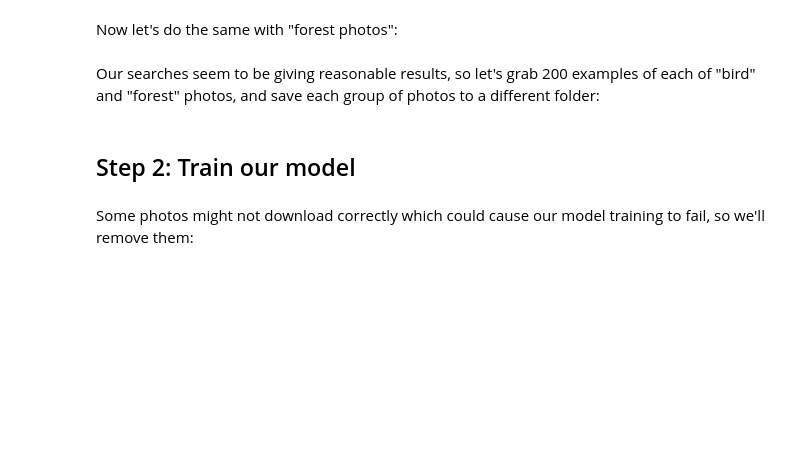
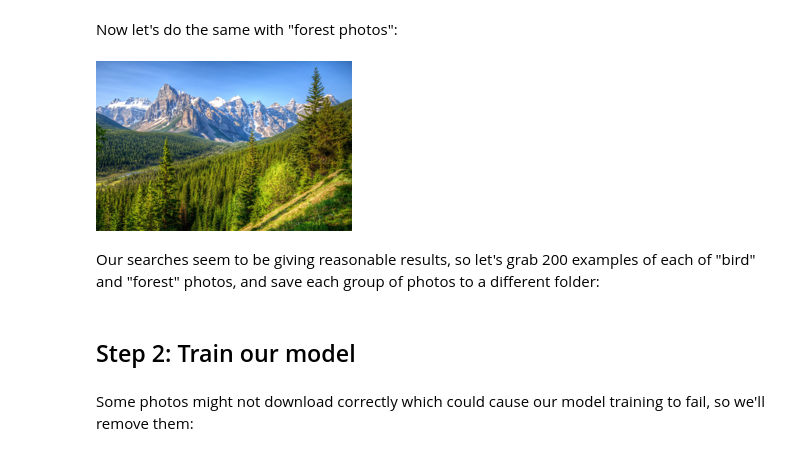
Before and after one commit to Redbeard-himalaya/course22, a Jupyter notebook: 00-is-it-a-bird-creating-a-model-from-your-own-data.ipynb, the cells around one changed output. Cells and saved outputs as stored; diff of their text form; code cells hidden in the pictures; blank space fills up the shorter version.

```diff
--- a/00-is-it-a-bird-creating-a-model-from-your-own-data.ipynb
+++ b/00-is-it-a-bird-creating-a-model-from-your-own-data.ipynb
@@ -42,13 +42,13 @@ from duckduckgo_search import DDGS
 from fastcore.all import *
 
 #def search_images(term, max_images=200): return L(ddg_images(term, max_results=max_images)).itemgot('image')
-def search_images(term, max_images=200):
+def search_images(term, color=None, max_images=200):
   with DDGS() as ddgs:
       ddgs_images_gen = ddgs.images(term,
                                     region="wt-wt",
                                     safesearch="off",
                                     size=None,
-                                    color=None,
+                                    color=color,
                                     type_image="photo",
                                     layout=None,
                                     license_image=None,
@@ -72,8 +76,10 @@ im.to_thumb(256,256)
 # %% [markdown]
 Now let's do the same with "forest photos":
 # %%
-download_url(search_images('forest photos', max_images=1)[0], 'forest.jpg', show_progress=False)
+download_url(search_images('forest photos', color='Blue', max_images=1)[0], 'forest.jpg', show_progress=False)
 Image.open('forest.jpg').to_thumb(256,256)
+# %% [output]
+[figure, added]
 # %% [markdown]
 Our searches seem to be giving reasonable results, so let's grab 200 examples of each of "bird" and "forest" photos, and save each group of photos to a different folder:
 # %%
```
Also changed, not shown: parts of 6 cells of this notebook.
